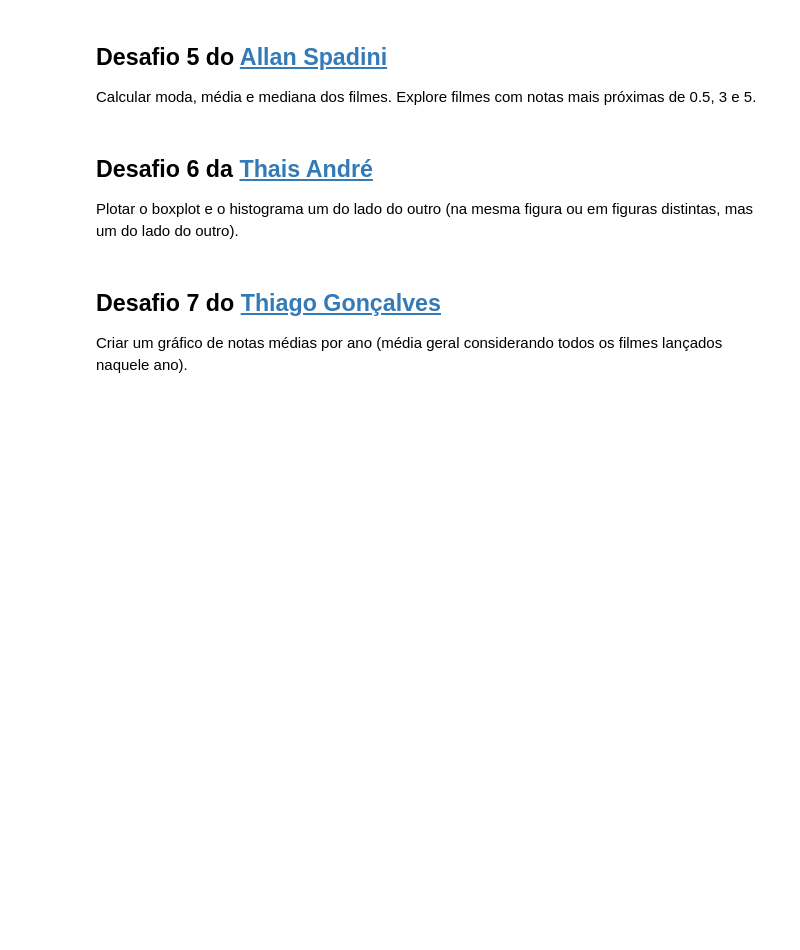
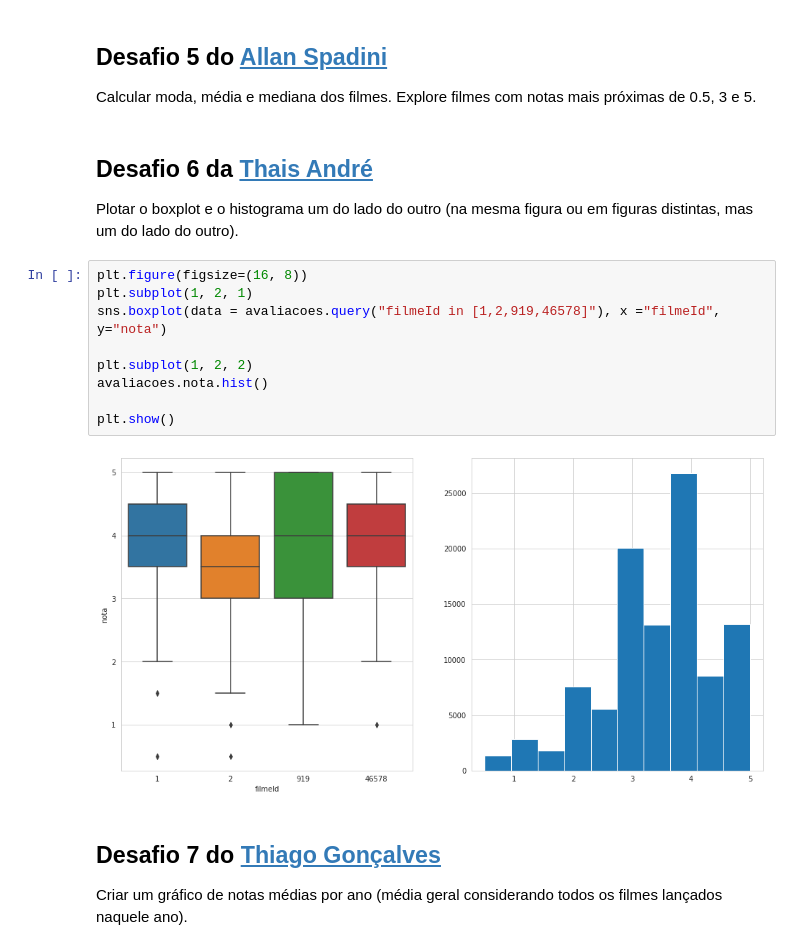
Before and after one commit to juniorcl/quarentena-dados-alura, a Jupyter notebook: notebooks/QuarentenaDados-aula02.ipynb, the cells around one changed output. Cells and saved outputs as stored; diff of their text form; blank space fills up the shorter version.

```diff
--- a/notebooks/QuarentenaDados-aula02.ipynb
+++ b/notebooks/QuarentenaDados-aula02.ipynb
@@ -820,6 +849,17 @@ Calcular moda, média e mediana dos filmes. Explore filmes com notas mais próxi
 ## Desafio 6 da [Thais André](https://twitter.com/thais_tandre)
 
 Plotar o boxplot e o histograma um do lado do outro (na mesma figura ou em figuras distintas, mas um do lado do outro).
+# %%
+plt.figure(figsize=(16, 8))
+plt.subplot(1, 2, 1)
+sns.boxplot(data = avaliacoes.query("filmeId in [1,2,919,46578]"), x ="filmeId", y="nota")
+
+plt.subplot(1, 2, 2)
+avaliacoes.nota.hist()
+
+plt.show()
+# %% [output]
+[figure, added]
 # %% [markdown]
 ## Desafio 7 do [Thiago Gonçalves](https://twitter.com/tgcsantos)
 
```
Also changed, not shown: parts of 9 cells of this notebook.
